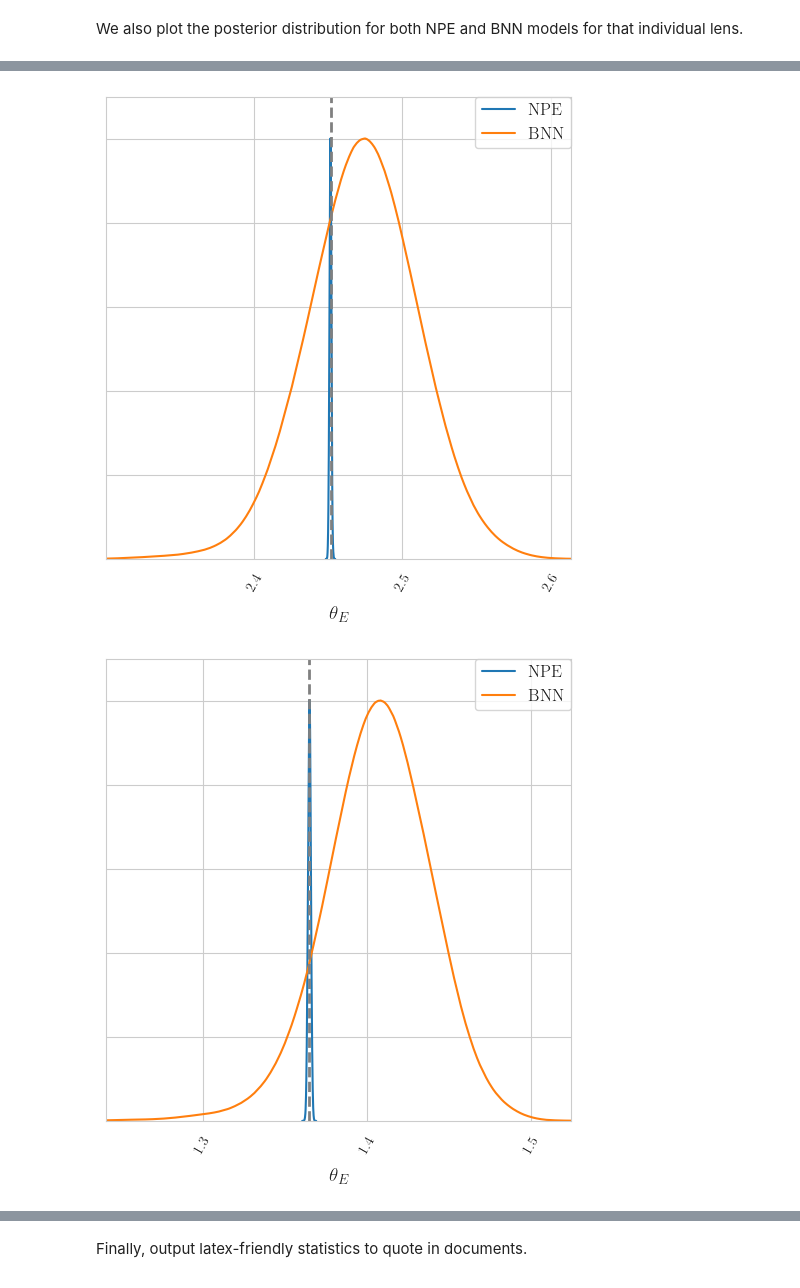
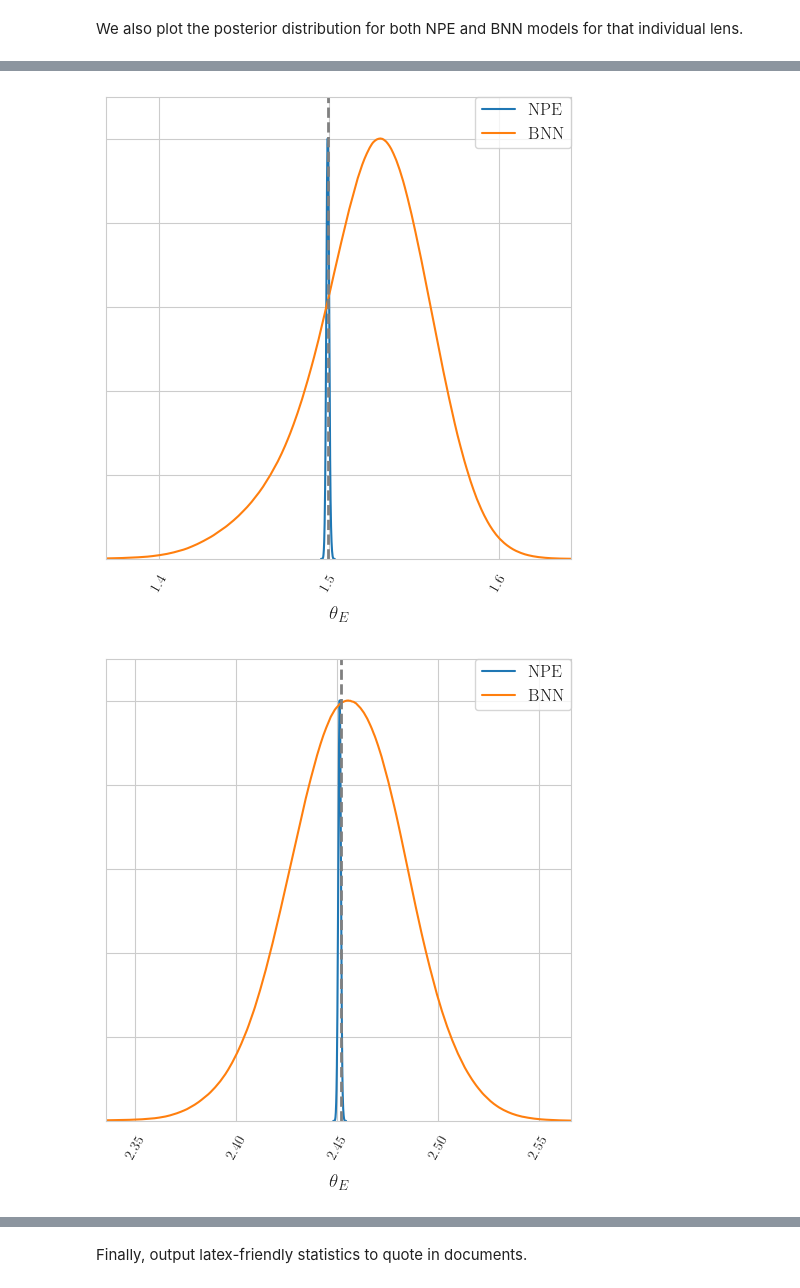
Before and after one commit to deepskies/DeepLensSBI, a Jupyter notebook: Analysis/1_param_analysis_notebook.ipynb, the cells around one changed output, grey strips where cells are left out. Cells and saved outputs as stored; diff of their text form; code cells hidden in the pictures.

```diff
--- a/Analysis/1_param_analysis_notebook.ipynb
+++ b/Analysis/1_param_analysis_notebook.ipynb
@@ -661,5 +647,13 @@ def load_model(location):
 
   model.summary()
 
-model = load_model('../SBI_WG/Jason/1param_500epochs_200k_val50k_model.h5')
+  return model
+
+# model = load_model('../SBI_WG/Jason/1param_200k_20k_500epochs_BNN_orig_model.h5')
+
+# model = load_model('../SBI_WG/Jason/seed42_1param_200k_20k_500epochs_BNN_orig_model.h5')
+
+# model = load_model('../SBI_WG/Jason/seed42_1param_200k_50k_500epochs_BNN_orig_model.h5')
+
+model = load_model('../SBI_WG/Jason/1param_200k_50k_500epochs_BNN_orig_model.h5')
 # %% [output]
@@ -687,7 +697,7 @@ open_file = open(file_name, "wb")
 pickle.dump(BNNsamples, open_file)
 open_file.close()
 # %%
-file_name = "1param_BNN_paper.pkl"
+file_name = "1param_BNN_paper_465_50k.pkl"
 open_file = open(file_name, "rb")
 BNNsamples = pickle.load(open_file)
 open_file.close()
@@ -964,7 +974,7 @@ rcParams['font.family'] = 'serif'
 seed = 465
 test_number = 1000
 # weird_index = [[1]]
-weird_index = [[0,2,3,8,9,10]]
+weird_index = [[0,1,2,3,8,9,10]]
 prior_low = [0.3]
 prior_high = [4.0]
 
@@ -1016,7 +1027,7 @@ rcParams['font.family'] = 'serif'
 
 seed = 465
 test_number = 1000
-weird_index = [[0,2,3,8,9,10]]
+weird_index = [[0,1,2,3,8,9,10]]
 # weird_index = [[2]]
 prior_low = [0.3, -0.2, -0.2, -1,-1]
 prior_high = [4.0, 0.2, 0.2, 1, 1]
@@ -1077,2 +1090,2 @@ Removed no burn in
-[figure, old version]
+[figure, new version]
-[figure, old version]
+[figure, new version]
```
Also changed, not shown: parts of 11 cells of this notebook.
